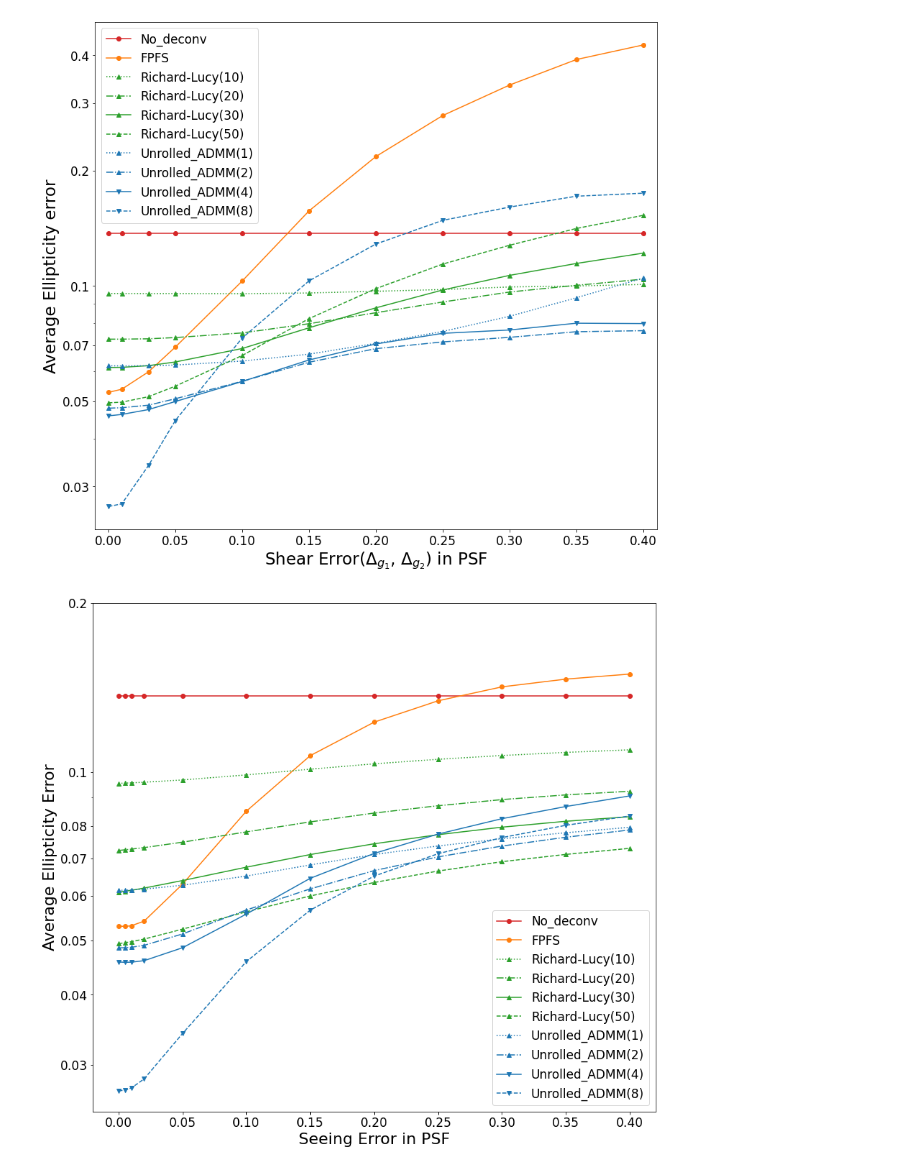
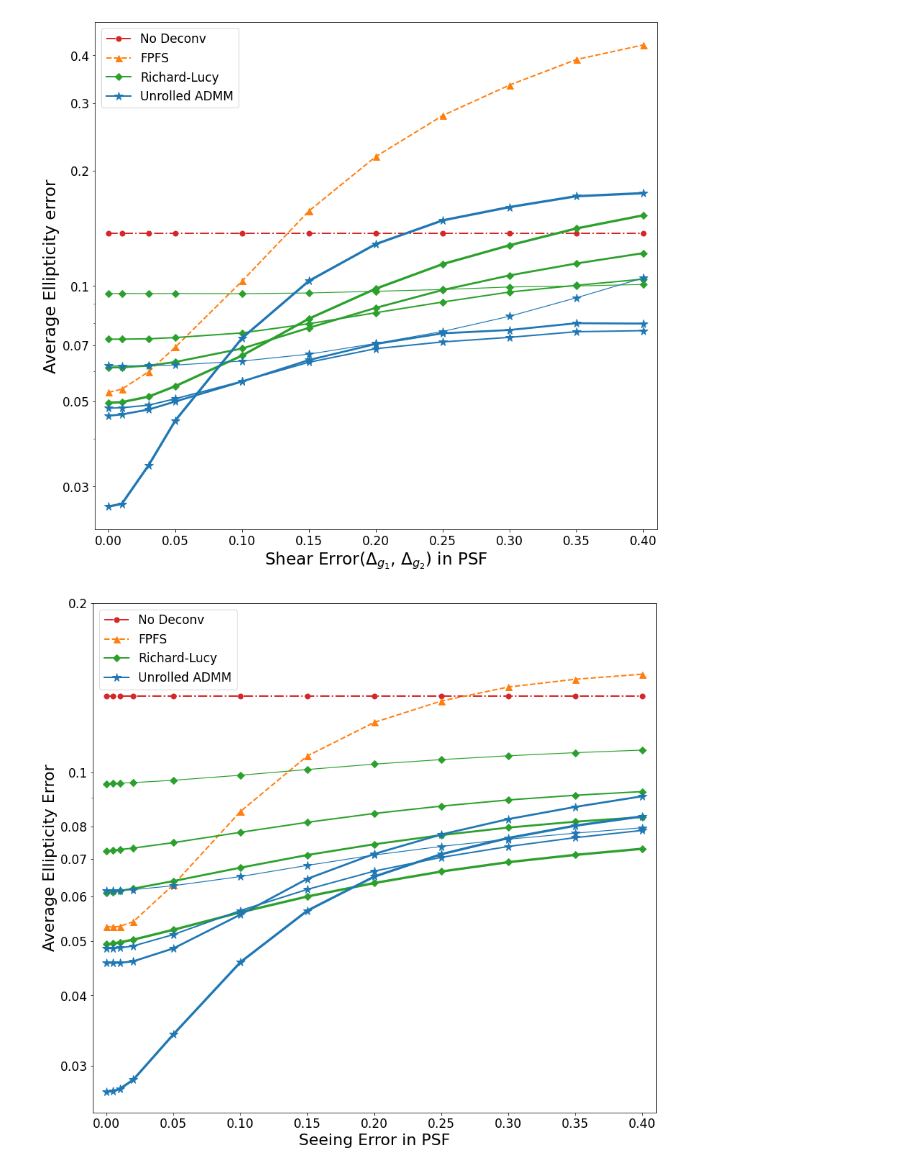
Before and after one commit to Lukeli0425/Galaxy-Deconv, a Jupyter notebook: psf_error.ipynb, the cells around one changed output. Saved outputs shown, nothing was run; the diff lists cells and outputs as text; code cells hidden in the pictures.

Commit message:
update plots

```diff
--- a/psf_error.ipynb
+++ b/psf_error.ipynb
@@ -7,13 +7,13 @@ import matplotlib.pyplot as plt
 
 %matplotlib inline
 # %%
-methods = {'No_deconv':'-o',
-           'FPFS':'-o',
-           'Richard-Lucy(10)':':^', 'Richard-Lucy(20)':'-.^',
-           'Richard-Lucy(30)':'-^', 'Richard-Lucy(50)':'--^',
-         #   'Richard-Lucy(100)',
-           'Unrolled_ADMM(1)':':^', 'Unrolled_ADMM(2)':'-.^',
-           'Unrolled_ADMM(4)':'-v', 'Unrolled_ADMM(8)':'--v'}
+methods = {'No_deconv':('-.o', 2),
+           'FPFS':('--^', 2),
+           'Richard-Lucy(10)':('-D', 1.2), 'Richard-Lucy(20)':('-D', 2),
+           'Richard-Lucy(30)':('-D', 2.7), 'Richard-Lucy(50)':('-D', 3.3),
+          #  'Richard-Lucy(100):'--D',
+           'Unrolled_ADMM(1)':('-*', 1.2), 'Unrolled_ADMM(2)':('-*', 2),
+           'Unrolled_ADMM(4)':('-*', 2.7), 'Unrolled_ADMM(8)':('-*', 3.3)}
 shear_errs=[0, 0.01, 0.03, 0.05, 0.1, 0.15, 0.2, 0.25, 0.3, 0.35, 0.4]
 seeing_errs=[0, 0.005, 0.01, 0.02, 0.05, 0.1, 0.15, 0.2, 0.25, 0.3, 0.35, 0.4]
 # %%
@@ -34,7 +34,12 @@ for method in methods:
         g_stds.append(np.std(rec_err[:,2]))
 
     color = 'tab:blue' if 'ADMM' in method else ('tab:green' if 'Richard-Lucy' in method else ('tab:orange' if method=='FPFS' else 'tab:red'))
-    plt.plot(shear_errs, g_errs, methods[method], label=method, color=color)
+    markersize = 11.7 if 'ADMM' in method else (6.5 if 'Richard-Lucy' in method else (9 if method == 'FPFS' else 7))
+    if methods[method][1] == 2:
+        label = 'Unrolled ADMM' if 'ADMM' in method else ('Richard-Lucy' if 'Richard-Lucy' in method else ('No Deconv' if 'No' in method else method))
+        ax1.plot(shear_errs, g_errs, methods[method][0], label=label, color=color, linewidth=methods[method][1], markersize=markersize)
+    else:
+        ax1.plot(shear_errs, g_errs, methods[method][0], color=color, linewidth=methods[method][1], markersize=markersize)
 
 ax1.set_xlim([-0.01, 0.41])
 ax1.set_xlabel('Shear Error($\Delta_{g_1}$, $\Delta_{g_2}$) in PSF', fontsize=23)
@@ -47,40 +52,44 @@ ax1.set_ylabel('Average Ellipticity error', fontsize=23)
 plt.legend(fontsize=17)
 plt.tick_params(labelsize=17)
 plt.savefig(os.path.join('figures', 'psf_shear_err.jpg'), bbox_inches='tight')
-plt.show()
 # %% [output]
-[figure, old version]
+[figure, new version]
 # %%
 fig, ax1 = plt.subplots(figsize=(14,13))
 
 for method in methods:
     result_path = os.path.join('results', method)
     results_file = os.path.join(result_path, 'results_psf_seeing_err.json')
     with open(results_file, 'r') as f:
         results = json.load(f)
     if method == 'No_deconv':
         gt_shear = np.array(results['0']['gt_shear'])
 
     g_errs, g_stds = [], []
     for seeing_err in seeing_errs:
         rec_err = np.abs(np.array(results[str(seeing_err)]['rec_shear']) - gt_shear)
         g_errs.append(np.mean(rec_err[:,2]))
         g_stds.append(np.std(rec_err[:,2]))
 
     color = 'tab:blue' if 'ADMM' in method else ('tab:green' if 'Richard-Lucy' in method else ('tab:orange' if method=='FPFS' else 'tab:red'))
-    plt.plot(seeing_errs, g_errs, methods[method], label=method, color=color)
+    markersize = 11.7 if 'ADMM' in method else (6.5 if 'Richard-Lucy' in method else (9 if method == 'FPFS' else 7))
+    if methods[method][1] == 2:
+        label = 'Unrolled ADMM' if 'ADMM' in method else ('Richard-Lucy' if 'Richard-Lucy' in method else ('No Deconv' if 'No' in method else method))
+        ax1.plot(seeing_errs, g_errs, methods[method][0], label=label, color=color, linewidth=methods[method][1], markersize=markersize)
+    else:
+        ax1.plot(seeing_errs, g_errs, methods[method][0], color=color, linewidth=methods[method][1], markersize=markersize)
 
-# ax1.set_xlim([0, 0.01])
+ax1.set_xlim([-0.01, 0.41])
 ax1.set_xlabel('Seeing Error in PSF', fontsize=22)
 
 ax1.set_yscale('log')
 ax1.set_yticks([0.03,0.04,0.05,0.06,0.07,0.08,0.1,0.2])
 ax1.set_yticklabels(['0.03','0.04','0.05','0.06','0.07','0.08','0.1','0.2'])
 ax1.set_ylabel('Average Ellipticity Error', fontsize=22)
 
 plt.legend(fontsize=17)
 plt.tick_params(labelsize=17)
 plt.savefig(os.path.join('figures', 'psf_seeing_err.jpg'), bbox_inches='tight')
 plt.show()
 # %% [output]
-[figure, old version]
+[figure, new version]
```
Also changed, not shown: 13 other files.
